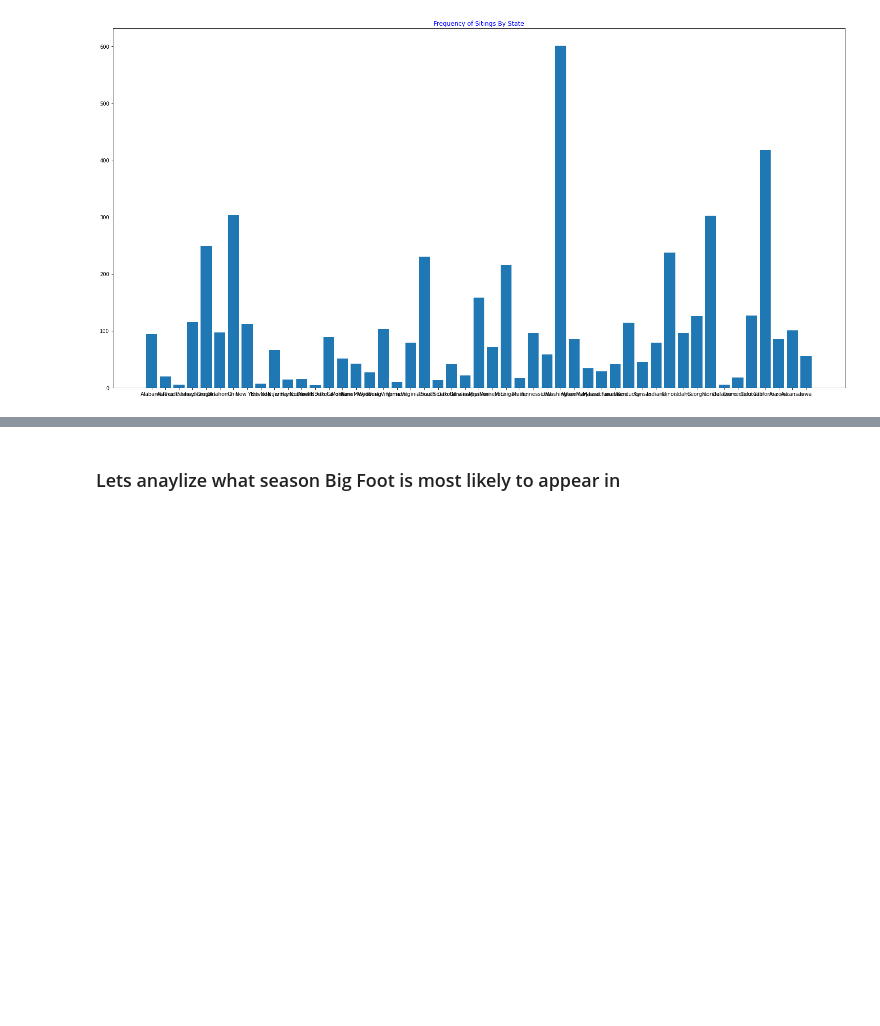
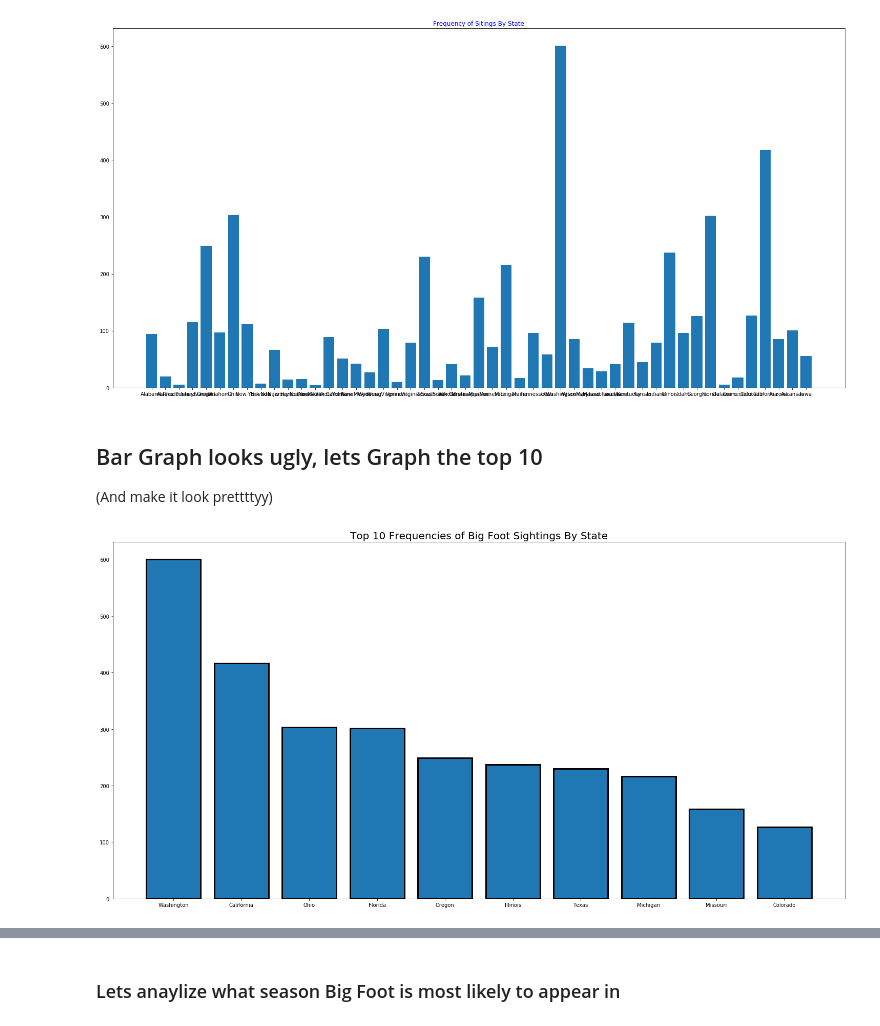
Before and after one commit to tarmacjupiter/bigfoot_opendata, a Jupyter notebook: BigFoot.ipynb, the cells around one changed output, grey strips where cells are left out. Drawn from its saved outputs; the diff is of its cells as text; code cells hidden in the pictures; blank space fills up the shorter version.

```diff
--- a/BigFoot.ipynb
+++ b/BigFoot.ipynb
@@ -155,3 +155,19 @@ plt.bar(state_freq.keys(), state_freq.values())
 plt.show()
 # %% [output]
 [figure]
+# %% [markdown]
+<h2>Bar Graph looks ugly, lets Graph the top 10</h2>
+<p>(And make it look prettttyy)</p>
+# %%
+# Slicing the first 10 indexes
+top_10_states = states[:10]
+top_10_state_freq = freq_states[:10]
+
+plt.rcParams["text.color"] = "black"
+plt.title("Top 10 Frequencies of Big Foot Sightings By State", fontdict={"size": 20})
+
+
+plt.bar(top_10_states, top_10_state_freq, edgecolor="black", linewidth=3)
+plt.show()
+# %% [output]
+[figure, added]
```
Also changed, not shown: parts of 8 cells of this notebook.
